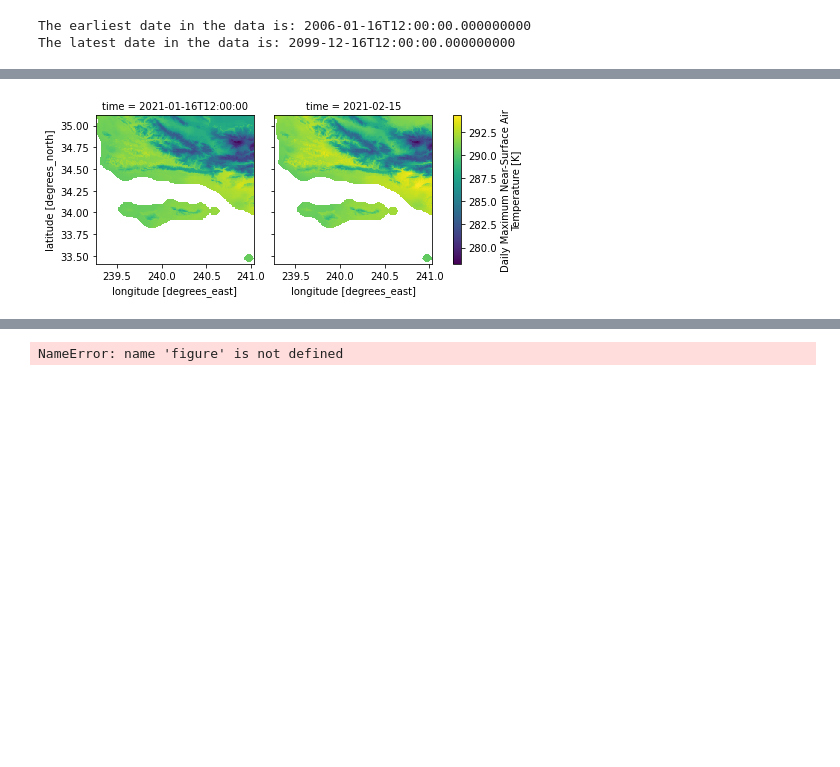
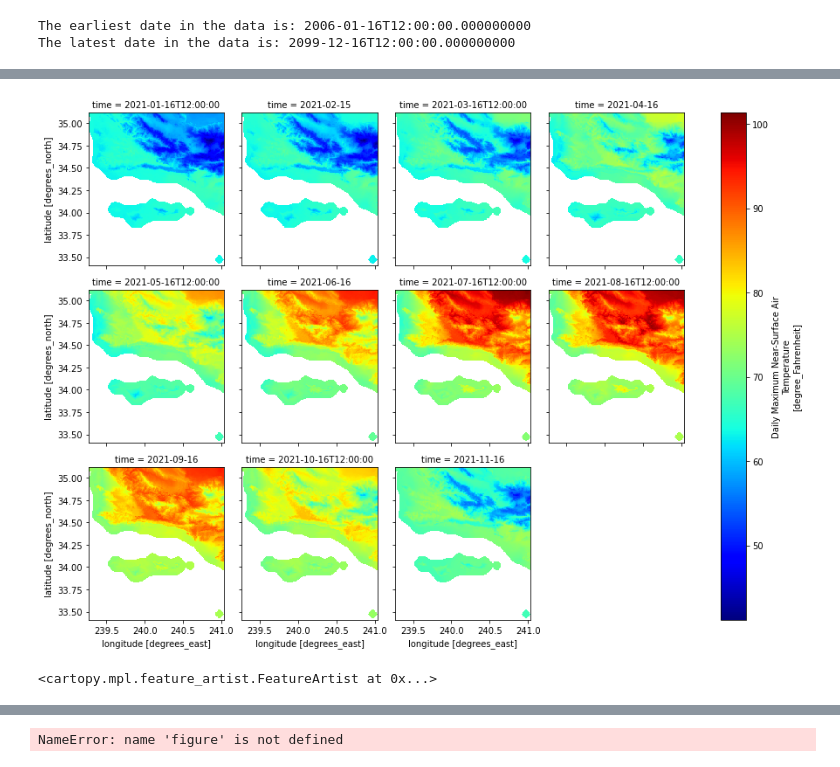
Before and after one commit to nex-dcp30-intro/notebook, a Jupyter notebook: desik-copy.ipynb, the cells around one changed output, grey strips where cells are left out. Cells and saved outputs as stored; diff of their text form; code cells hidden in the pictures; blank space fills up the shorter version.

```diff
--- a/desik-copy.ipynb
+++ b/desik-copy.ipynb
@@ -111,7 +132,7 @@ The latest date in the data is: 2099-12-16T12:00:00.000000000
 # %%
 # Slice the data by time and spatial extent
 start_date = "2021-01-15"
-end_date = "2021-02-15"
+end_date = "2021-12-15"
 
 sb20 = max_temp_xr["ens-avg_tasmax"].sel(
     time=slice(start_date, end_date),
@@ -137,7 +158,8 @@ array([[[      nan,       nan, ...,       nan,       nan],
     units:                   K
     _ChunkSizes:             [  1 369 836]
 # %%
-# Plot a quick histogram
-sb20.plot()
+temperature_degf = sb20.metpy.convert_units('degF')
+temperature_degf
+temperature_degf.plot.hist()
 plt.show()
 # %% [output]
@@ -145,8 +167,17 @@ plt.show()
 # %%
 # Spatial Plot for the selected AOI (California)
-sb20.plot(col='time',
-                     col_wrap=2)
+temperature_degf.plot(cmap="jet", col='time',
+                     col_wrap=4)
 
 plt.show()
 # %% [output]
-[figure, old version]
+[figure, new version]
+# %%
+fig = plt.figure(figsize=[12,5])
+
+# 111 means 1 row, 1 col and index 1
+ax = fig.add_subplot(111, projection=ccrs.PlateCarree(central_longitude=120))
+
+ax.coastlines()
+# %% [output]
+<cartopy.mpl.feature_artist.FeatureArtist at 0x...>
```
Also changed, not shown: parts of 14 cells of this notebook, 1 other file.
